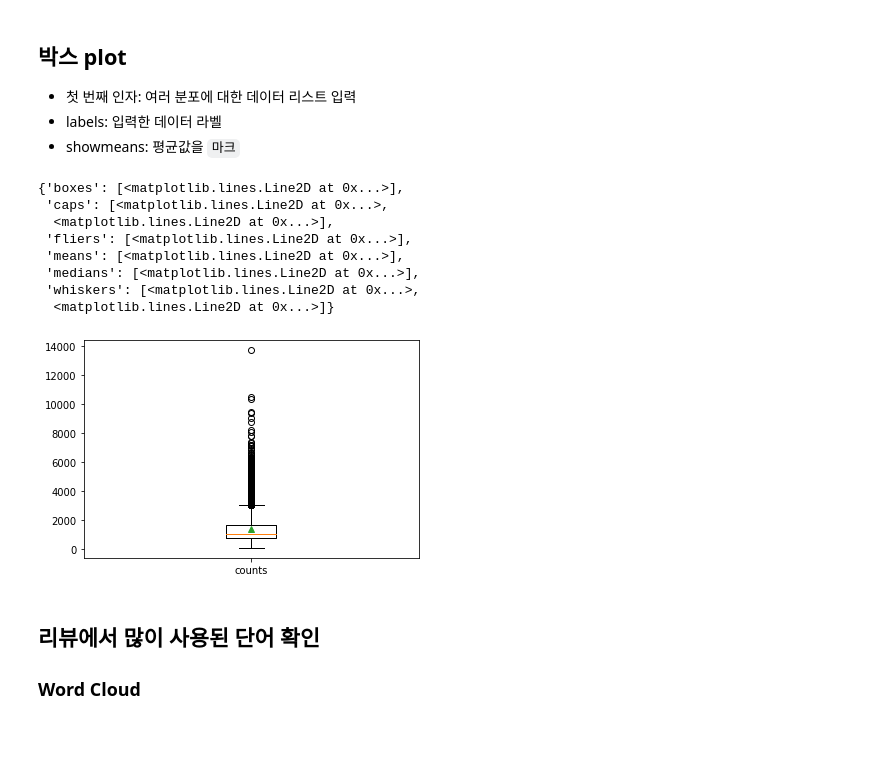
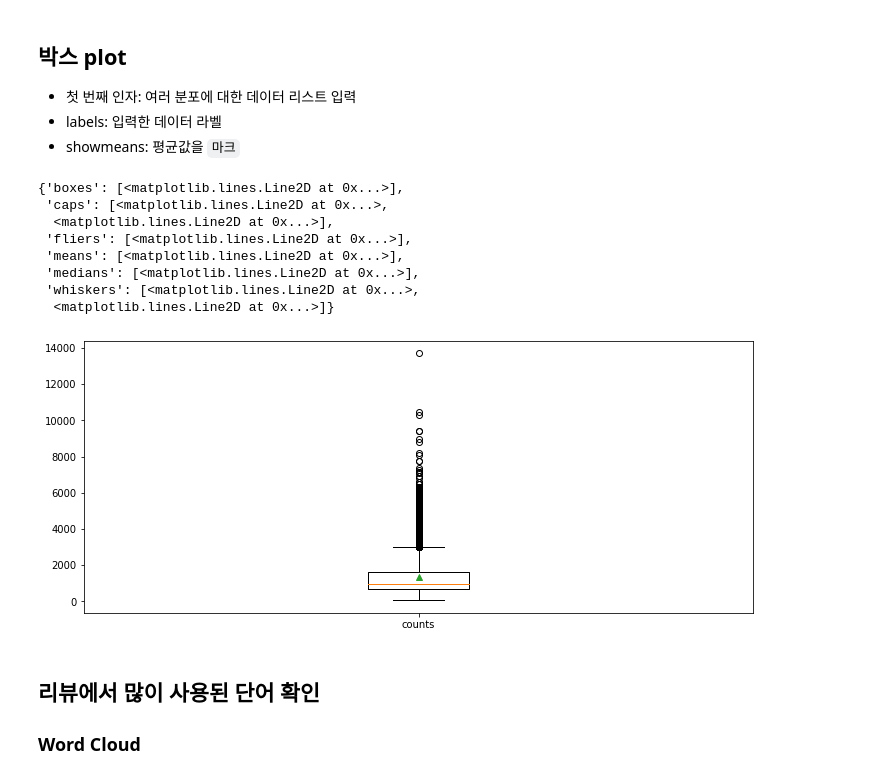
Before and after one commit to wiv33/A-Learning-python, a Jupyter notebook: machine-learning/_000_hello_machine/_001_books/_006_tf2_ml_nlp/_012_aclimdb_v1_탐색적_데이터_분석/_000_kaggle_movie_review/_002_kaggle_movie_review.ipynb, the cells around one changed output. Cells and saved outputs as stored; diff of their text form; code cells hidden in the pictures; blank space fills up the shorter version.

```diff
--- a/machine-learning/_000_hello_machine/_001_books/_006_tf2_ml_nlp/_012_aclimdb_v1_탐색적_데이터_분석/_000_kaggle_movie_review/_002_kaggle_movie_review.ipynb
+++ b/machine-learning/_000_hello_machine/_001_books/_006_tf2_ml_nlp/_012_aclimdb_v1_탐색적_데이터_분석/_000_kaggle_movie_review/_002_kaggle_movie_review.ipynb
@@ -261,20 +249,26 @@ print('리뷰 길이 제4사분위: {}'.format(np.percentile(train_length, 100))
 * 첫 번째 인자: 여러 분포에 대한 데이터 리스트 입력
 * labels: 입력한 데이터 라벨
 * showmeans: 평균값을 `마크`
-# %%
-plt.boxplot(train_length,
-            labels=['counts'],
-            showmeans=True)
-# %% [output]
-{'boxes': [<matplotlib.lines.Line2D at 0x...>],
- 'caps': [<matplotlib.lines.Line2D at 0x...>,
-  <matplotlib.lines.Line2D at 0x...>],
- 'fliers': [<matplotlib.lines.Line2D at 0x...>],
- 'means': [<matplotlib.lines.Line2D at 0x...>],
- 'medians': [<matplotlib.lines.Line2D at 0x...>],
- 'whiskers': [<matplotlib.lines.Line2D at 0x...>,
-  <matplotlib.lines.Line2D at 0x...>]}
-[figure, removed]
+# %%
+plt.figure(figsize=(12, 5))
+# 박스플롯 생성
+# 첫번째 파라메터: 여러 분포에 대한 데이터 리스트를 입력
+# labels: 입력한 데이터에 대한 라벨
+# showmeans: 평균값을 마크함
+
+plt.boxplot(train_length,
+            labels=['counts'],
+            showmeans=True)
+# %% [output]
+{'boxes': [<matplotlib.lines.Line2D at 0x...>],
+ 'caps': [<matplotlib.lines.Line2D at 0x...>,
+  <matplotlib.lines.Line2D at 0x...>],
+ 'fliers': [<matplotlib.lines.Line2D at 0x...>],
+ 'means': [<matplotlib.lines.Line2D at 0x...>],
+ 'medians': [<matplotlib.lines.Line2D at 0x...>],
+ 'whiskers': [<matplotlib.lines.Line2D at 0x...>,
+  <matplotlib.lines.Line2D at 0x...>]}
+[figure, added]
 # %% [markdown]
 ## 리뷰에서 많이 사용된 단어 확인
 
```
Also changed, not shown: parts of 44 cells of this notebook.
